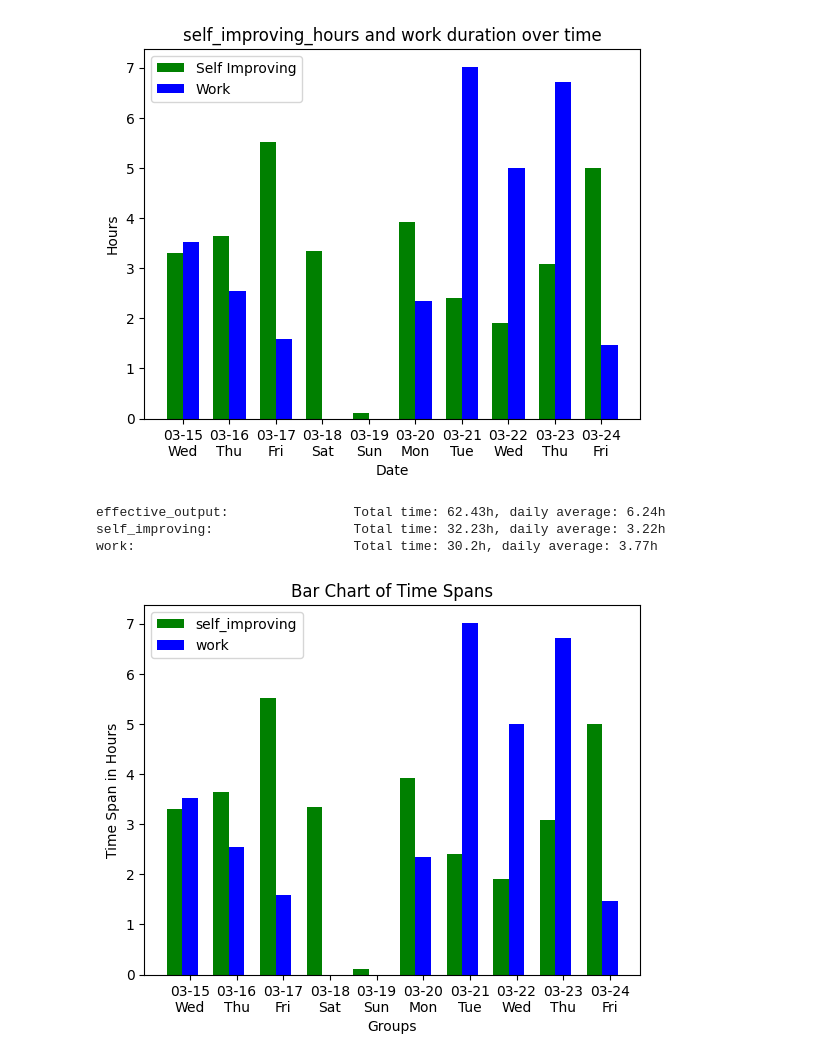
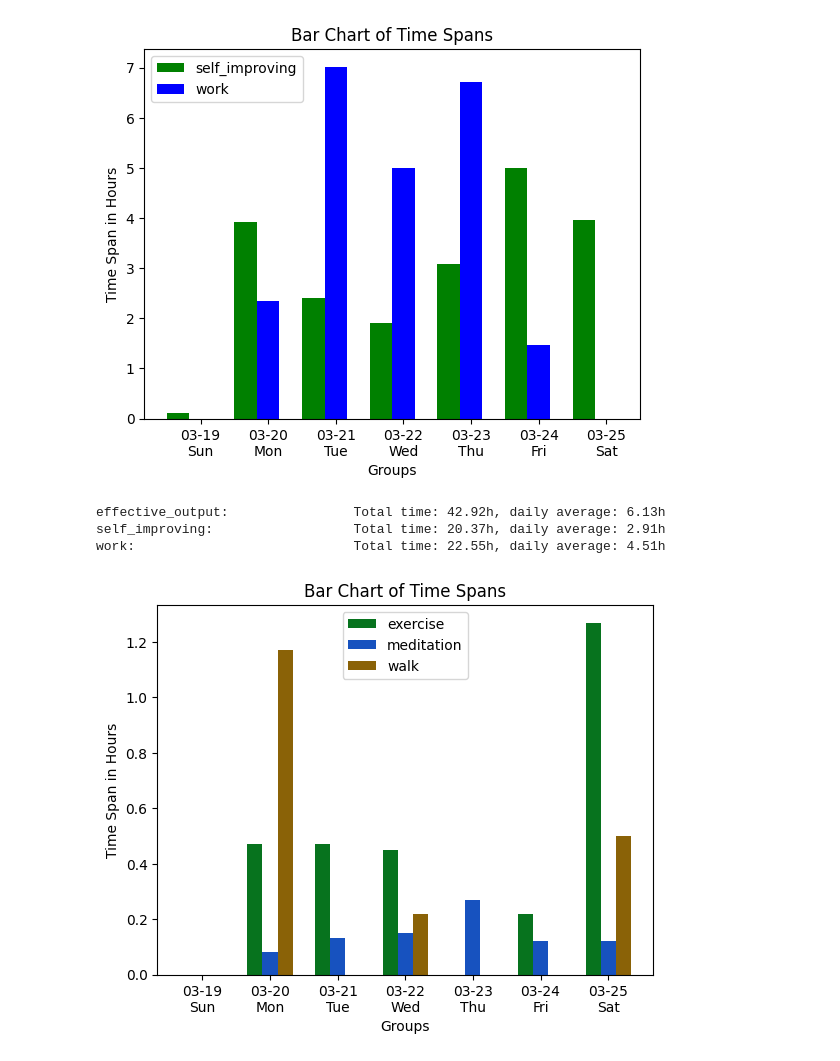
Before and after one commit to eliteGoblin/lyubishchev, a Jupyter notebook: notebook/DayRangeReport.ipynb, the cells around one changed output. Drawn from its saved outputs; the diff is of its cells as text; code cells hidden in the pictures.

Commit message:
finish time interval report

```diff
--- a/notebook/DayRangeReport.ipynb
+++ b/notebook/DayRangeReport.ipynb
@@ -15,7 +15,7 @@ from nb_helper_time_stats import show_time_stat_as_piechart
 from icecream import ic
 ic.disable()
 
-report = last(10)
+report = last(7)
 time_interval_metrics = report.get_interval_metrics()
 
 high_lights = get_highlights(report)
@@ -36,33 +36,47 @@ show_time_stat_as_piechart(report.get_time_stats())
 # %%
-draw_bar_chart_se_work(
+# effective output
+draw_bars_chart(
     dates=report.dates(),
     day_timestamps=report.get_event_metrics()["wakeup"],
-    self_improving_minutes=time_interval_metrics["effective_output"]["self_improving"],
-    work_minutes=time_interval_metrics["effective_output"]["work"],
+    bar_list={
+        "self_improving": {
+            "color": "green",
+            "time_span_minutes": time_interval_metrics["effective_output"]["self_improving"],
+        },
+        "work": {
+            "color": "blue",
+            "time_span_minutes": time_interval_metrics["effective_output"]["work"],
+        },
+    }
 )
+
 print("effective_output:\t\t", high_lights["effective_output"])
 print("self_improving:\t\t\t", high_lights["self_improving"])
 print("work:\t\t\t\t", high_lights["work"])
 # %% [output]
-[figure, old version]
+[figure, new version]
-effective_output:                Total time: 62.43h, daily average: 6.24h
-self_improving:                  Total time: 32.23h, daily average: 3.22h
-work:                            Total time: 30.2h, daily average: 3.77h
+effective_output:                Total time: 42.92h, daily average: 6.13h
+self_improving:                  Total time: 20.37h, daily average: 2.91h
+work:                            Total time: 22.55h, daily average: 4.51h
 # %%
-# effective output
+# self calm
 draw_bars_chart(
     dates=report.dates(),
     day_timestamps=report.get_event_metrics()["wakeup"],
     bar_list={
-        "self_improving": {
-            "color": "green",
-            "time_span_minutes": time_interval_metrics["effective_output"]["self_improving"],
+        "exercise": {
+            "color": "#07731e",
+            "time_span_minutes": time_interval_metrics["exercise"],
         },
-        "work": {
-            "color": "blue",
-            "time_span_minutes": time_interval_metrics["effective_output"]["work"],
+        "meditation": {
+            "color": "#1752bf",
+            "time_span_minutes": time_interval_metrics["meditation"],
+        },
+        "walk": {
+            "color": "#8a6207",
+            "time_span_minutes": time_interval_metrics["walk"],
         },
     }
 )
 # %% [output]
-[figure, old version]
+[figure, new version]
```
Also changed, not shown: parts of 8 cells of this notebook, 5 other files.
